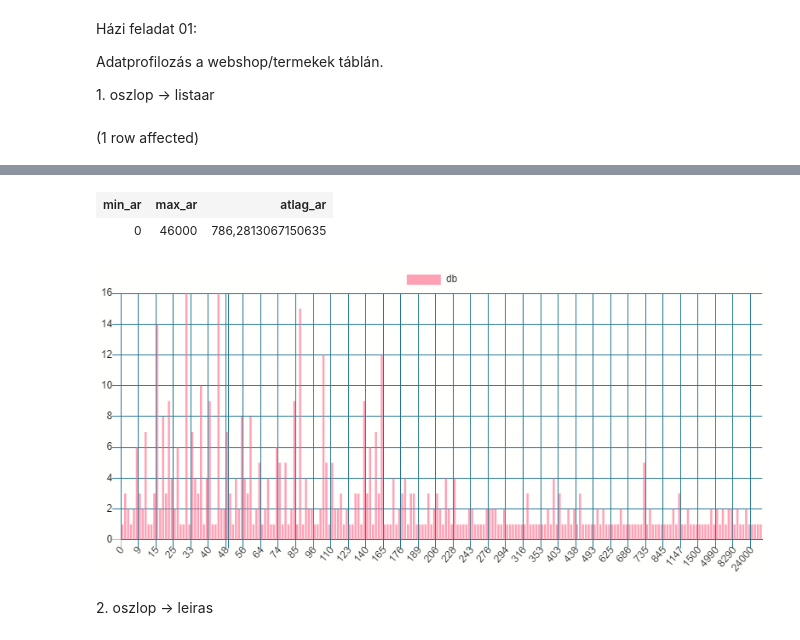
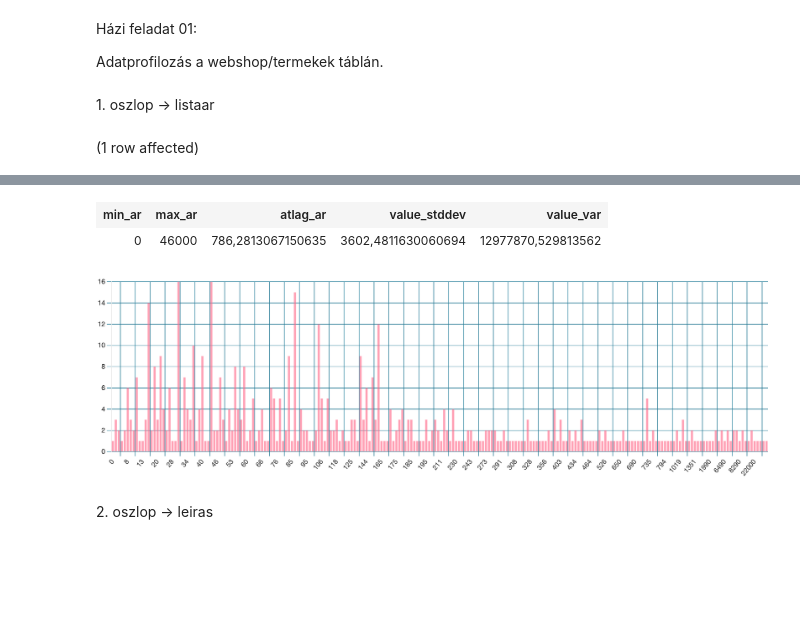
Before and after one commit to peterurszuly/Adatbazisok-G02, a Jupyter notebook: Hazi_feladat_01.ipynb, the cells around one changed output, grey strips where cells are left out. Cells and saved outputs as stored; diff of their text form; code cells hidden in the pictures; blank space fills up the shorter version.

```diff
--- a/Hazi_feladat_01.ipynb
+++ b/Hazi_feladat_01.ipynb
@@ -2,15 +2,19 @@
 Házi feladat 01:
 
 Adatprofilozás a webshop/termekek táblán.
-
-1\. oszlop -\> listaar
 # %%
 SELECT *
 from Termek
+# %% [markdown]
+1\. oszlop -\> listaar
 # %%
 SELECT  MIN(LISTAAR) AS min_ar,
         MAX(LISTAAR) AS max_ar,
-        AVG(LISTAAR) AS atlag_ar
-FROM Termek;
+        AVG(LISTAAR) AS atlag_ar,
+        STDEV(LISTAAR) AS value_stddev,
+        VAR(LISTAAR) AS value_var
+
+FROM Termek
+WHERE LISTAAR IS NOT NULL
 # %% [output]
 (1 row affected)
@@ -18,5 +22,5 @@ Total execution time: 00:00:00.006
-| min_ar | max_ar | atlag_ar |
-| 0 | 46000 | 786,2813067150635 |
+| min_ar | max_ar | atlag_ar | value_stddev | value_var |
+| 0 | 46000 | 786,2813067150635 | 3602,4811630060694 | 12977870,529813562 |
 # %%
 --árak eloszlása
 SELECT LISTAAR, COUNT(*) AS db
@@ -24,6 +28,6 @@ FROM Termek
 GROUP BY LISTAAR
 ORDER BY LISTAAR;
 # %% [markdown]
-![](embedded-picture-1-old)
+![](embedded-picture-1-new)
 # %% [markdown]
 2\. oszlop -\> leiras
```
Also changed, not shown: parts of 8 cells of this notebook.
